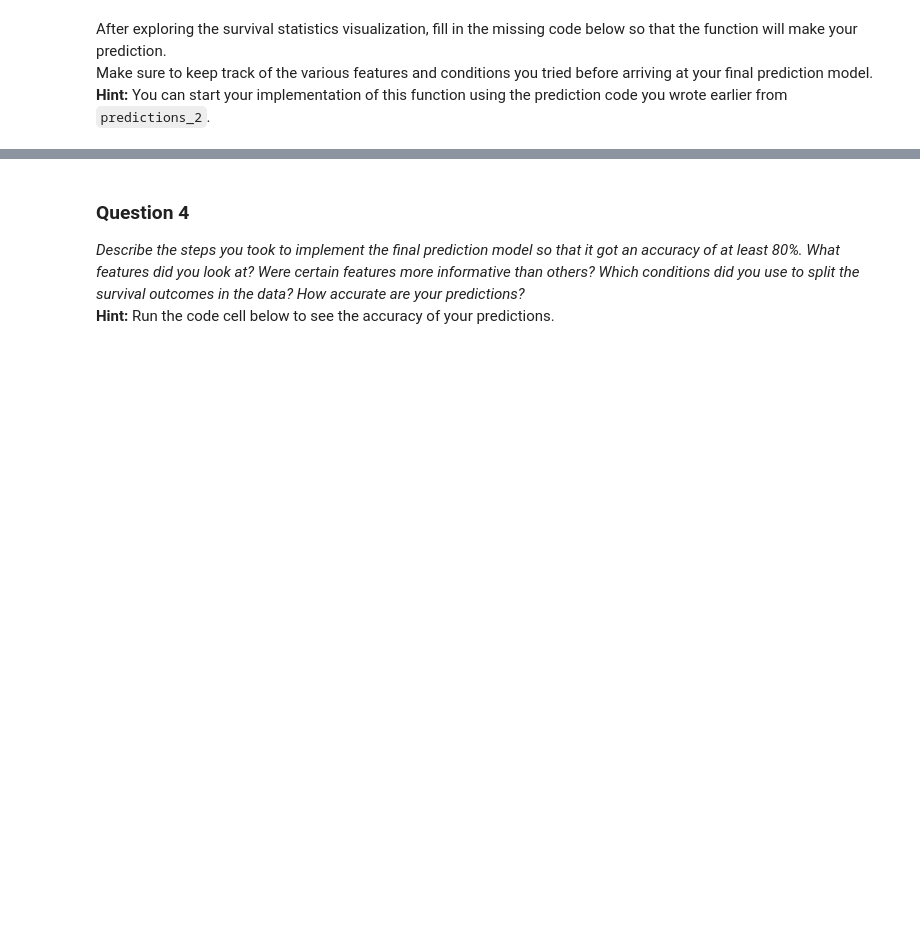
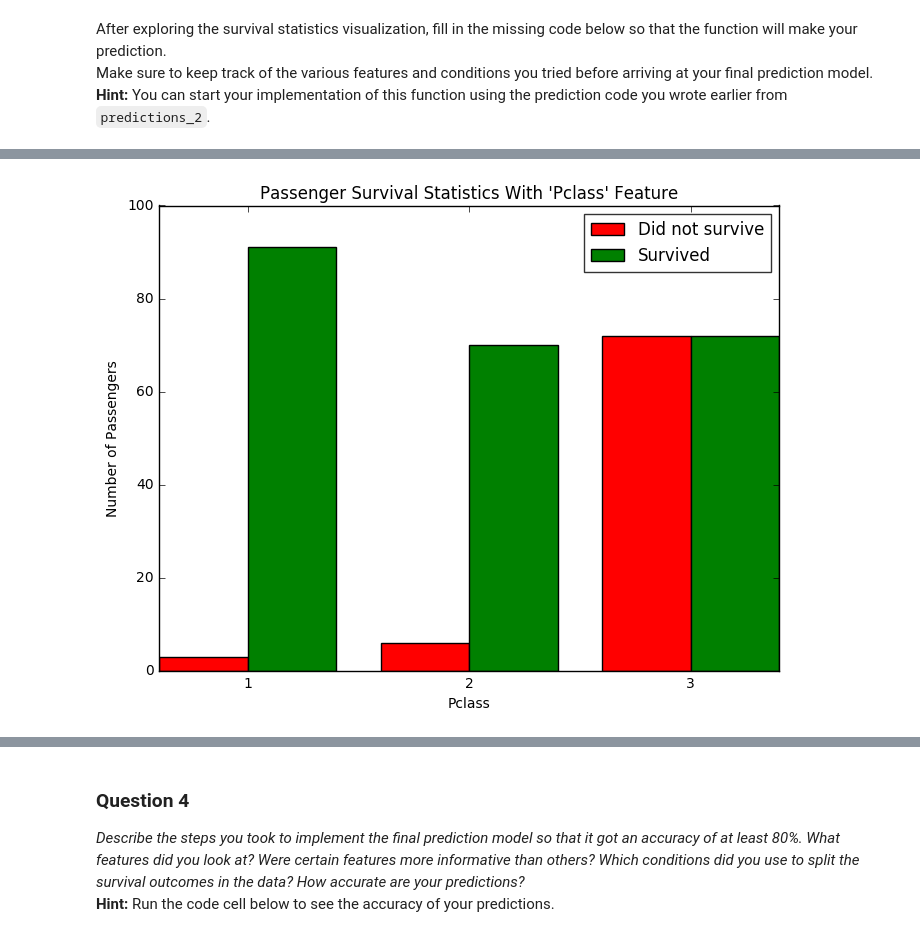
Before and after one commit to dhrumil24patel/machine-learning-nd, a Jupyter notebook: projects/titanic_survival_exploration/titanic_survival_exploration.ipynb, the cells around one changed output, grey strips where cells are left out. Saved outputs shown, nothing was run; the diff lists cells and outputs as text; code cells hidden in the pictures; blank space fills up the shorter version.

```diff
--- a/projects/titanic_survival_exploration/titanic_survival_exploration.ipynb
+++ b/projects/titanic_survival_exploration/titanic_survival_exploration.ipynb
@@ -209,0 +231,4 @@ Make sure to keep track of the various features and conditions you tried before
+# %%
+vs.survival_stats(data, outcomes, 'Pclass', ["Sex == 'female'"])
+# %% [output]
+[figure, added]
```
Also changed, not shown: parts of 19 cells of this notebook, 1 other file.
